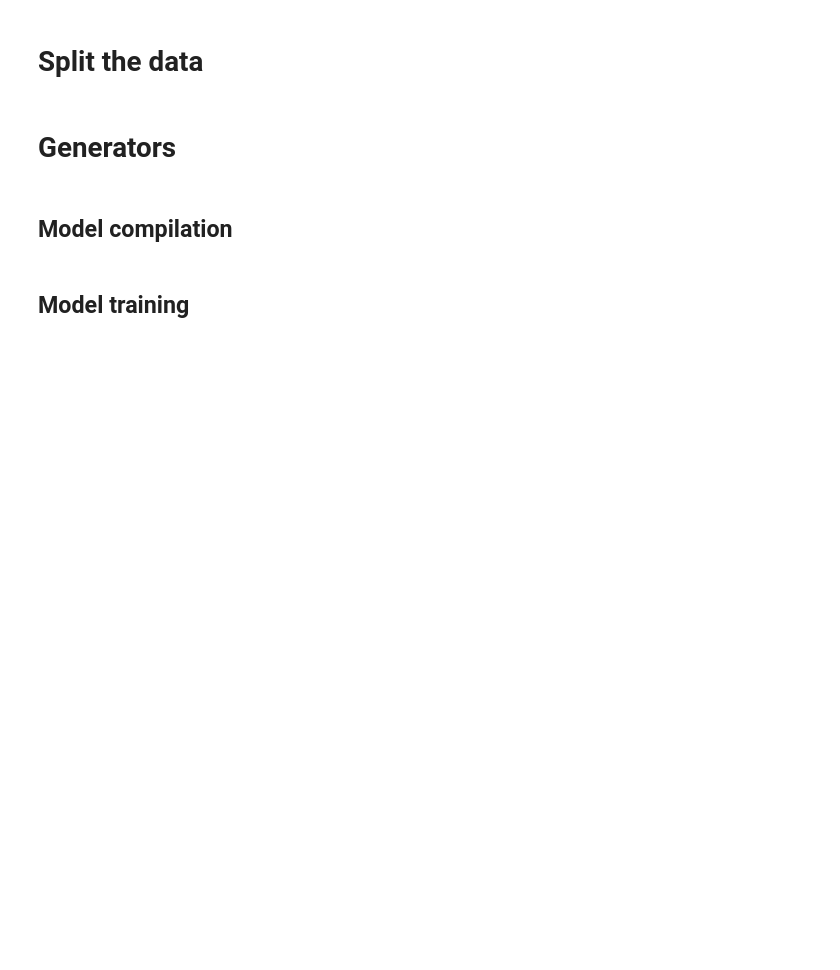
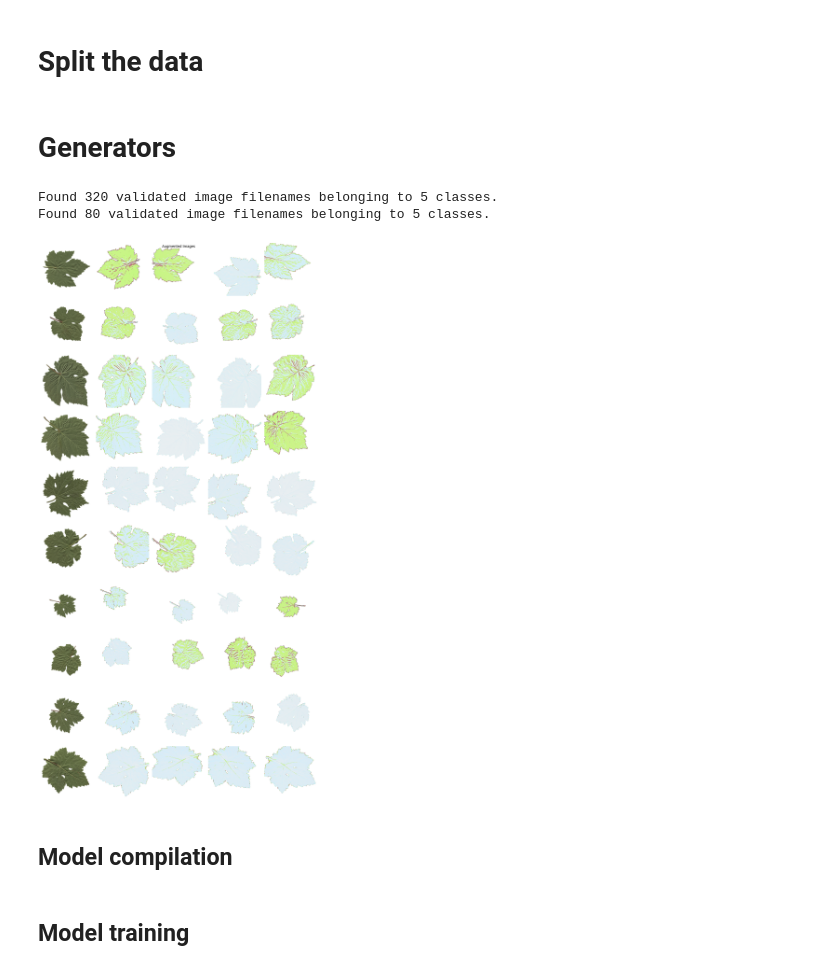
Before and after one commit to KKozakiewicz/Grapevine_leaves, a Jupyter notebook: Grapevine_leaves_classification.ipynb, the cells around one changed output. Cells and saved outputs as stored; diff of their text form; code cells hidden in the pictures; blank space fills up the shorter version.

```diff
--- a/Grapevine_leaves_classification.ipynb
+++ b/Grapevine_leaves_classification.ipynb
@@ -137,0 +80,27 @@ print(main_df['height'].unique())
+# %%
+target_directory = 'data/'
+
+zip_url = 'https://www.muratkoklu.com/datasets/vtdhnd10.php'
+
+os.makedirs(target_directory, exist_ok=True)
+response = requests.get(zip_url)
+zip_path = os.path.join(target_directory, 'data.zip')
+
+with open(zip_path, 'wb') as zip_file:
+    zip_file.write(response.content)
+
+with zipfile.ZipFile(zip_path, 'r') as zip_ref:
+    zip_ref.extractall(target_directory)
+# %%
+data_dir = os.path.join(target_directory, 'Grapevine_Leaves_Image_Dataset/*')
+
+data = []
+labels = []
+
+
+for class_folder in glob.glob(data_dir):
+    label = os.path.basename(class_folder)
+
+    for image_path in glob.glob(os.path.join(class_folder, '*.png')):
+        labels.append(label)
+        data.append(image_path)
@@ -138,9 +111,8 @@ print(main_df['height'].unique())
 # %% [markdown]
 # Split the data
 # %%
-X_train, X_val, y_train, y_val = train_test_split(main_df[['path', 'class']],
-                                                  main_df[['class']],
-                                                  test_size=0.2)
+X_train, X_test, y_train, y_test = train_test_split(data, labels, test_size=0.2)
+X_train, X_val, y_train, y_val = train_test_split(X_train, y_train, test_size=0.2)
 # %% [markdown]
 # Generators
 # %%
@@ -158,7 +130,7 @@ resnet50_datagen = ImageDataGenerator(
 )
 
 train_generator_resnet50 = resnet50_datagen.flow_from_dataframe(
-        X_train,  # This is the source directory for training images
+        pd.DataFrame({'path': X_train, 'class': y_train}),
         x_col='path',
         y_col='class',
         target_size=(227, 227),  # All images will be resized to 150x150
@@ -167,7 +139,7 @@ train_generator_resnet50 = resnet50_datagen.flow_from_dataframe(
         shuffle=True,
 )
 val_generator_resnet50 = resnet50_datagen.flow_from_dataframe(
-        X_val,  # This is the source directory for training images
+        pd.DataFrame({'path': X_val, 'class': y_val}),  # This is the source directory for training images
         x_col='path',
         y_col='class',
         target_size=(227, 227),  # All images will be resized to 150x150
@@ -175,8 +147,13 @@ val_generator_resnet50 = resnet50_datagen.flow_from_dataframe(
         class_mode="categorical",
         shuffle=True,
 )
+# %% [output]
+Found 320 validated image filenames belonging to 5 classes.
+Found 80 validated image filenames belonging to 5 classes.
 # %%
-plot_augimages(np.random.choice(main_df['path'],10), resnet50_datagen)
+plot_augimages(np.random.choice(X_train, 10), resnet50_datagen)
+# %% [output]
+[figure, added]
 # %%
 # exclude the top (output) layer of the model
 # initialize the model's weights with pre-trained weights from the ImageNet dataset
```
Also changed, not shown: parts of 24 cells of this notebook.
